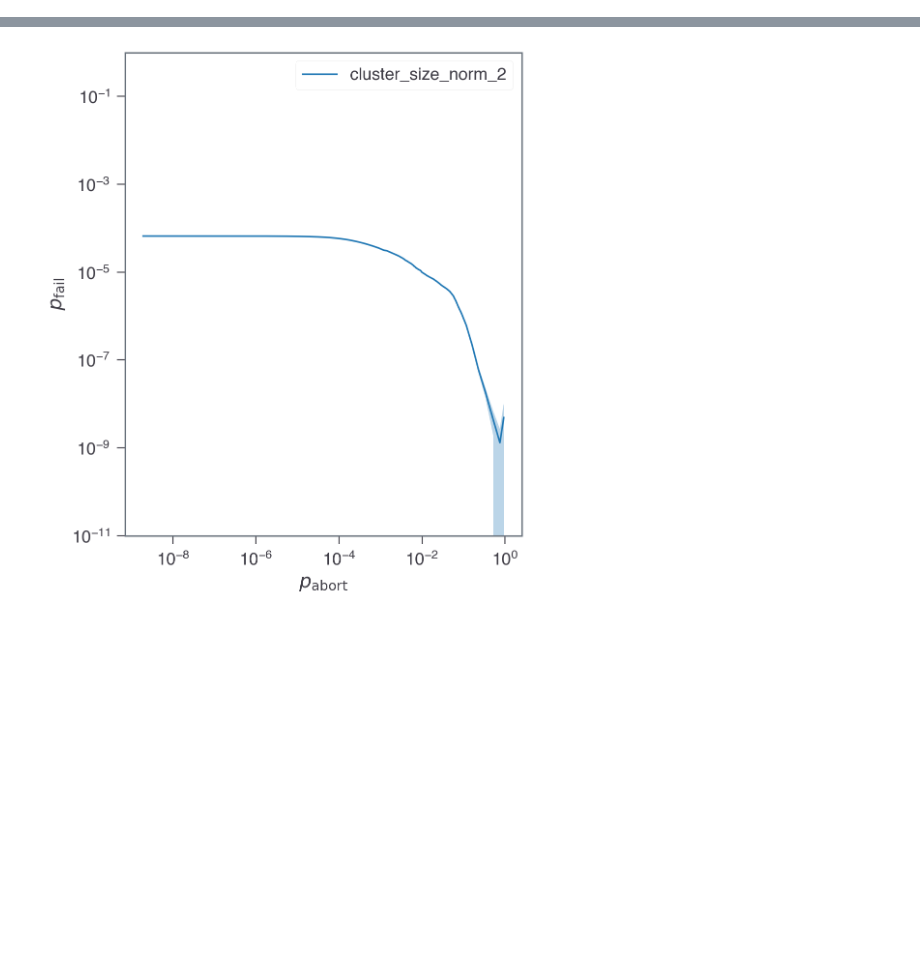
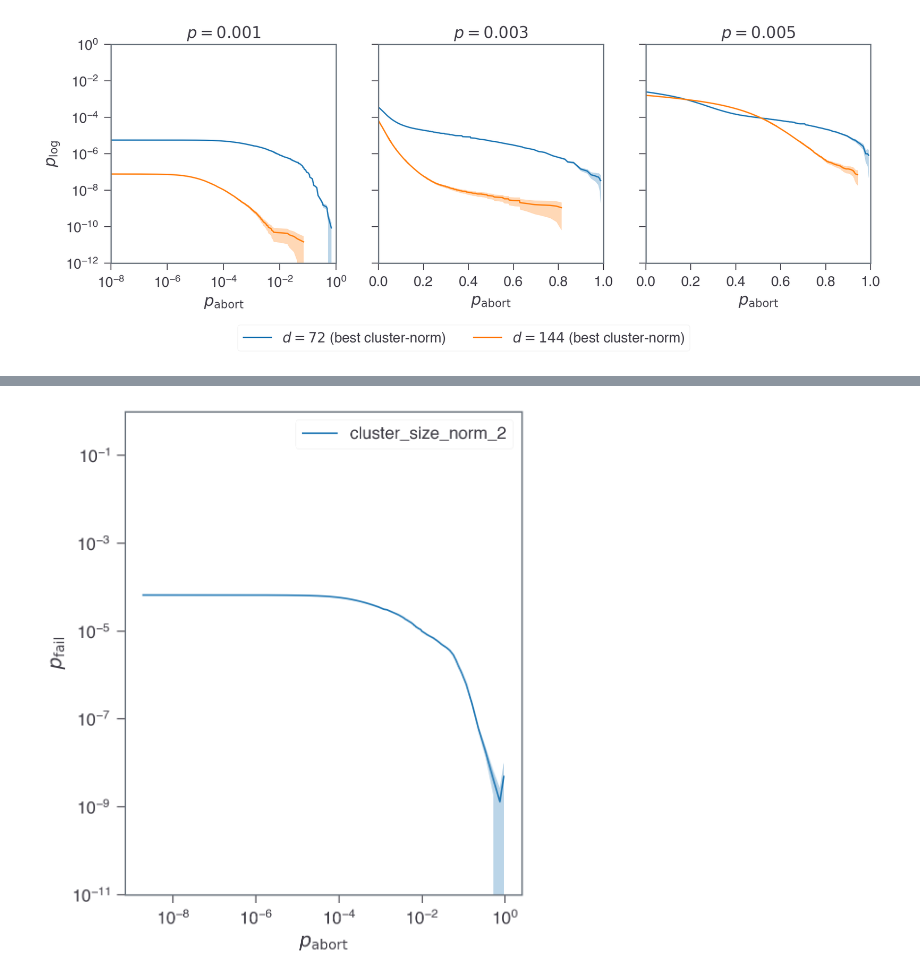
Before and after one commit to seokhyung-lee/ldpc-post-selection, a Jupyter notebook: simulations/analysis/bb_code_analysis.ipynb, the cells around one changed output, grey strips where cells are left out. Cells and saved outputs as stored; diff of their text form; code cells hidden in the pictures; blank space fills up the shorter version.

```diff
--- a/simulations/analysis/bb_code_analysis.ipynb
+++ b/simulations/analysis/bb_code_analysis.ipynb
@@ -108,7 +55,0 @@ KeyboardInterrupt:
-# %%
-from simulation_data_utils import get_df_ps
-
-df_ps_dict = {}
-for by, (df_agg, ascending_confidence) in df_agg_dict.items():
-    df_ps = get_df_ps(df_agg, ascending_confidence=ascending_confidence)
-    df_ps_dict[by] = df_ps
@@ -126,0 +56,4 @@ def error_band_plot(x, y, delta_y, ax=None, color=None, alpha=0.3, **kwargs):
+# %%
+from plotting_helpers import load_ps_data
+
+df_ps_dict = load_ps_data("bb")
@@ -126,0 +62,70 @@ def error_band_plot(x, y, delta_y, ax=None, color=None, alpha=0.3, **kwargs):
+# %%
+from plotting_helpers import take_best_by_from_df_ps_dict
+
+df_ps_best = take_best_by_from_df_ps_dict(
+    df_ps_dict,
+    exclude=(lambda by: by in {"pred_llr", "detector_density"}),
+    use_pfail_upper=False,
+)
+# %%
+from plotting_helpers import get_lower_envelope, error_band_plot
+
+fig, axes = plt.subplots(1, 3, figsize=(DFT_FIG_WIDTH_WIDE, 4), sharey=True)
+
+p_values = [0.001, 0.003, 0.005]
+
+nlist = df_ps_best.index.get_level_values("n").unique()
+
+# Create legend handles and labels
+legend_handles = []
+legend_labels = []
+
+for i_p, p in enumerate(p_values):
+    ax = axes[i_p]
+
+    for i_n, n in enumerate(nlist):
+        T = {144: 12, 72: 6}[n]
+        df_ps_d = df_ps_best.loc[idx[n, T, p, :], :]
+        p_abort = df_ps_d.index.get_level_values("p_abort").values
+        p_fail = df_ps_d["p_fail"].values / n
+        delta_p_fail = df_ps_d["delta_p_fail"].values / n
+        line1 = error_band_plot(
+            p_abort,
+            p_fail,
+            delta_p_fail,
+            color=COLORS(i_n),
+            label=rf"$d={n}$ (best cluster-norm)",
+            ax=ax,
+        )
+
+        # Collect legend handles and labels only from the first subplot
+        if i_p == 0:
+            legend_handles.append(line1[0])
+            legend_labels.append(rf"$d={n}$ (best cluster-norm)")
+
+    if i_p == 0:
+        ax.set_xscale("log")
+        ax.set_xlim(1e-8, 1)
+    else:
+        ax.set_xlim(0, 1)
+    ax.set_yscale("log")
+    ax.set_ylim(1e-12, 1)
+    ax.set_xlabel(r"$p_\mathrm{abort}$")
+    ax.set_title(f"$p = {p}$")
+
+    if i_p == 0:
+        ax.set_ylabel(r"$p_\mathrm{log}$")
+
+# Add legend below the figure with 3 columns
+fig.legend(
+    legend_handles,
+    legend_labels,
+    loc="lower center",
+    bbox_to_anchor=(0.5, -0.1),
+    ncol=2,
+)
+
+fig.tight_layout()
+plt.subplots_adjust(bottom=0.2)
+# %% [output]
+[figure, added]
```
Also changed, not shown: parts of 5 cells of this notebook, 23 other files.
